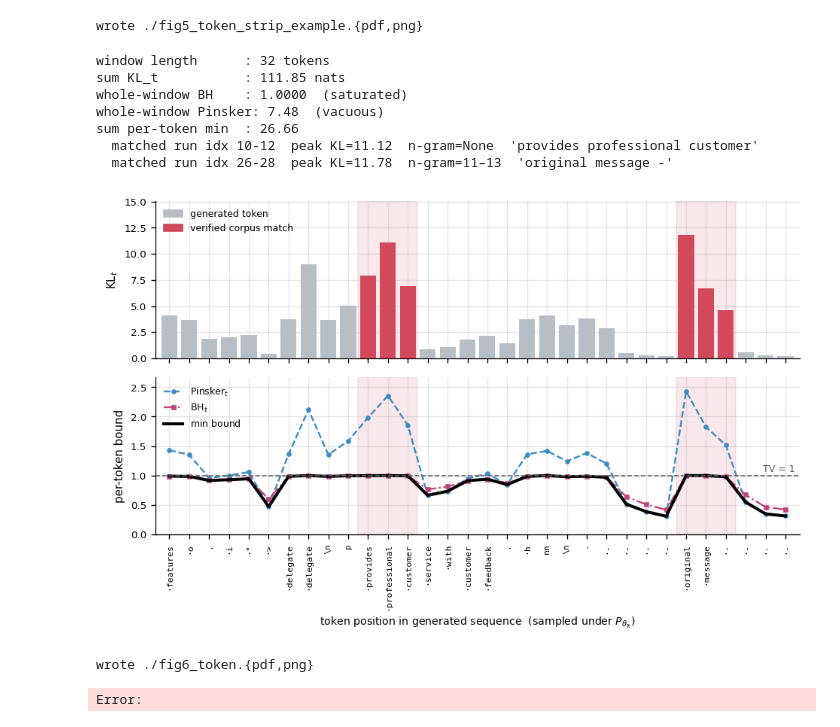
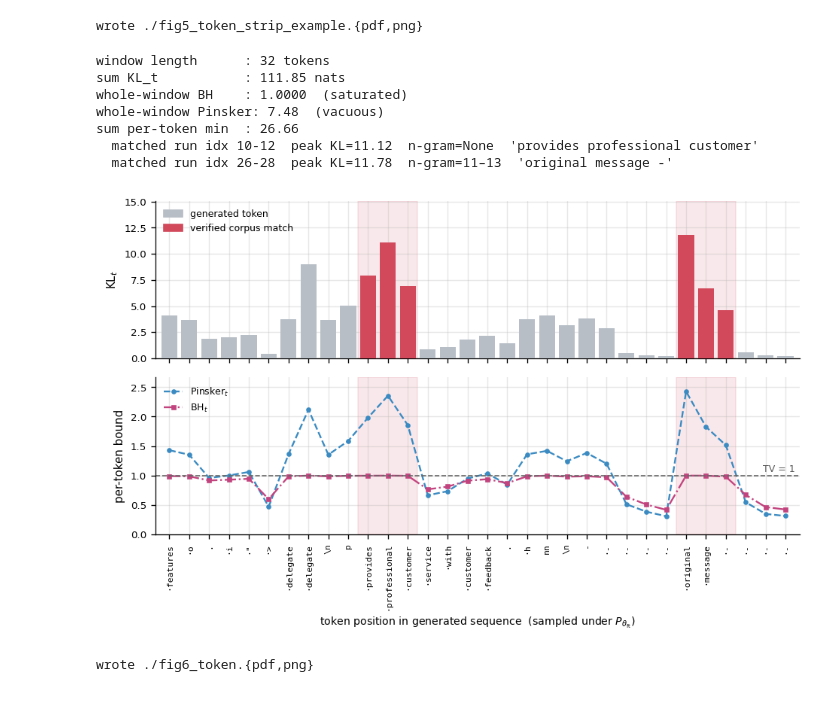
Before and after one commit to Jalalbaim/MIA_Finetuned_LLMs, a Jupyter notebook: token_level/token_level_figures.ipynb, the cells around one changed output. Saved outputs shown, nothing was run; the diff lists cells and outputs as text; code cells hidden in the pictures.

Commit message:
figures on token level

```diff
--- a/token_level/token_level_figures.ipynb
+++ b/token_level/token_level_figures.ipynb
@@ -786,8 +786,8 @@ def fig_token_strip(d):
                marker="o", ms=3, label=r"Pinsker$_t$")
     ax_bd.plot(x, d["bh_t"], color=C_BH, ls="-.", lw=1.4,
                marker="s", ms=3, label=r"BH$_t$")
-    ax_bd.plot(x, d["min_t"], color=C_MIN, lw=2.4,
-               label=r"$\min$ bound")
+    #ax_bd.plot(x, d["min_t"], color=C_MIN, lw=2.4,
+    #           label=r"$\min$ bound")
     ax_bd.axhline(1.0, color="0.4", ls="--", lw=1)
     ax_bd.text(n - 0.5, 1.02, "TV = 1",
                ha="right", va="bottom", fontsize=7.5, color="0.35")
@@ -809,33 +809,32 @@ def fig_token_strip(d):
     # Save
     save(fig, "fig6_token")
     plt.close(fig)
 
 
 
 if __name__ == "__main__":
     d = load()
     # quick provenance printout / the contrast number for the caption
     ksum = d["kl_t"].sum()
     print(f"window length      : {len(d)} tokens")
     print(f"sum KL_t           : {ksum:.2f} nats")
     print(f"whole-window BH    : {np.sqrt(1-np.exp(-ksum)):.4f}  (saturated)")
     print(f"whole-window Pinsker: {np.sqrt(ksum/2):.2f}  (vacuous)")
     print(f"sum per-token min  : {d['min_t'].sum():.2f}")
     for r in matched_runs(d):
         print(f"  matched run idx {r['lo']}-{r['hi']}  peak KL={r['peak_kl']:.2f}  "
               f"n-gram={r['ng_str']}  {r['text']!r}")
     fig_token_strip(d)
     # fig_heat_strip(d, value="kl_t")               # -> fig6_token_heatstrip_example
     # fig_heat_strip(d, value="min_t",              # bound-valued variant
     #                name="fig6b_token_heatstrip_minbound")
 # %% [output]
 window length      : 32 tokens
 sum KL_t           : 111.85 nats
 whole-window BH    : 1.0000  (saturated)
 whole-window Pinsker: 7.48  (vacuous)
 sum per-token min  : 26.66
   matched run idx 10-12  peak KL=11.12  n-gram=None  'provides professional customer'
   matched run idx 26-28  peak KL=11.78  n-gram=11–13  'original message -'
-[figure, old version]
+[figure, new version]
 wrote ./fig6_token.{pdf,png}
-Error:
```
Also changed, not shown: parts of 5 cells of this notebook.
